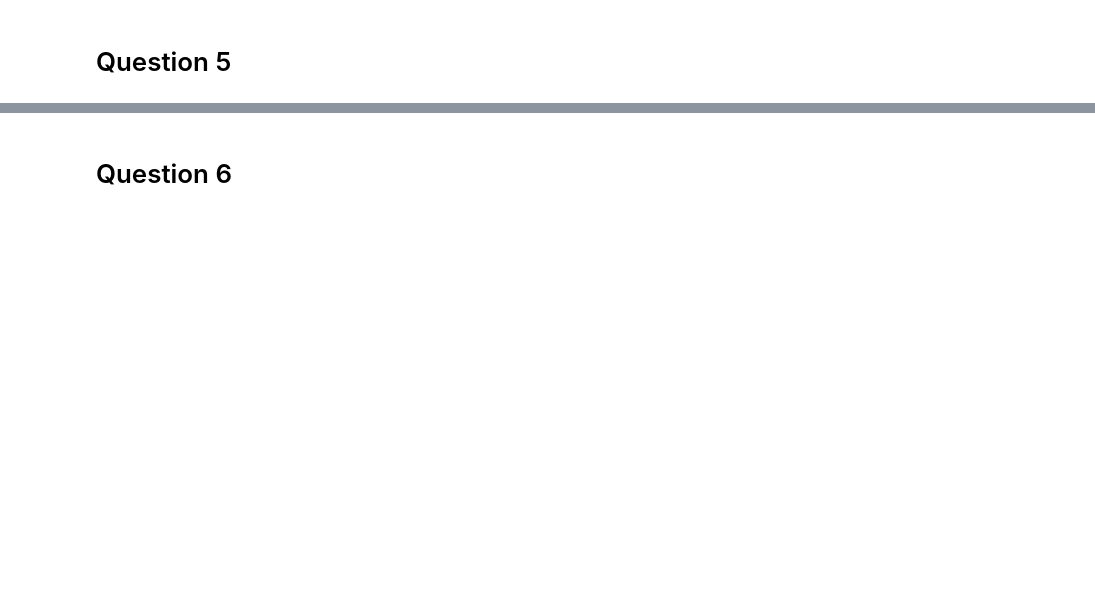
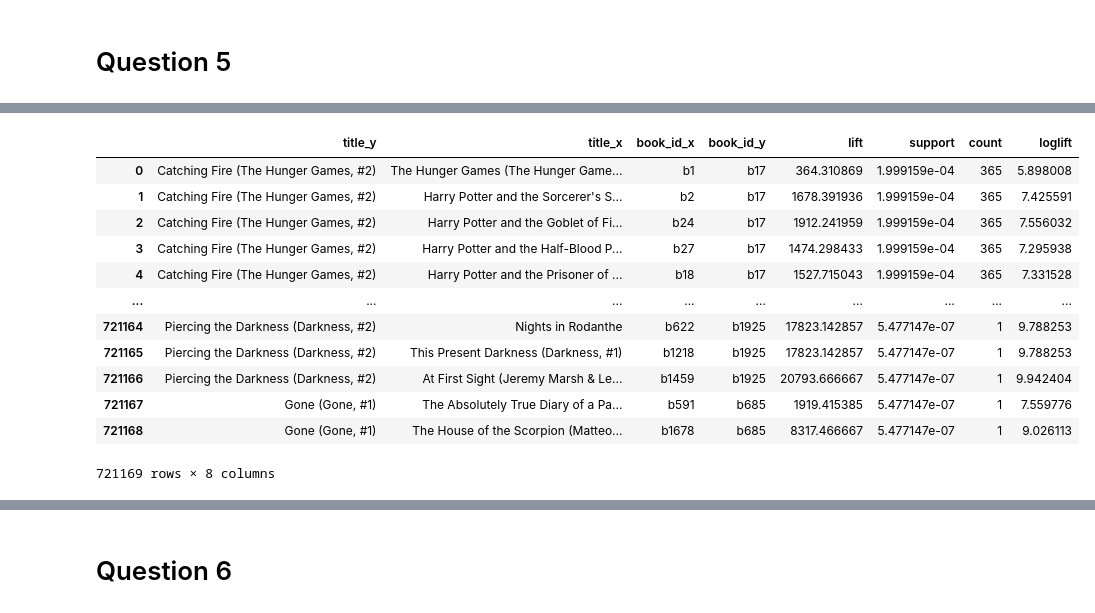
Before and after one commit to podyssea/RecommenderSystems, a Jupyter notebook: RecSys_coursework_2021_2210049p.ipynb, the cells around one changed output, grey strips where cells are left out. Cells and saved outputs as stored; diff of their text form; code cells hidden in the pictures; blank space fills up the shorter version.

```diff
--- a/RecSys_coursework_2021_2210049p.ipynb
+++ b/RecSys_coursework_2021_2210049p.ipynb
@@ -931,0 +804,16 @@ final[final["count"]>= 10].sort_values(['lift'], ascending=False)
+# %%
+calculate_lift()
+# %% [output]
+|  | title_y | title_x | book_id_x | book_id_y | lift | support | count | loglift |
+| 0 | Catching Fire (The Hunger Games, #2) | The Hunger Games (The Hunger Game... | b1 | b17 | 364.310869 | 1.999159e-04 | 365 | 5.898008 |
+| 1 | Catching Fire (The Hunger Games, #2) | Harry Potter and the Sorcerer's S... | b2 | b17 | 1678.391936 | 1.999159e-04 | 365 | 7.425591 |
+| 2 | Catching Fire (The Hunger Games, #2) | Harry Potter and the Goblet of Fi... | b24 | b17 | 1912.241959 | 1.999159e-04 | 365 | 7.556032 |
+| 3 | Catching Fire (The Hunger Games, #2) | Harry Potter and the Half-Blood P... | b27 | b17 | 1474.298433 | 1.999159e-04 | 365 | 7.295938 |
+| 4 | Catching Fire (The Hunger Games, #2) | Harry Potter and the Prisoner of ... | b18 | b17 | 1527.715043 | 1.999159e-04 | 365 | 7.331528 |
+| ... | ... | ... | ... | ... | ... | ... | ... | ... |
+| 721164 | Piercing the Darkness (Darkness, #2) | Nights in Rodanthe | b622 | b1925 | 17823.142857 | 5.477147e-07 | 1 | 9.788253 |
+| 721165 | Piercing the Darkness (Darkness, #2) | This Present Darkness (Darkness, #1) | b1218 | b1925 | 17823.142857 | 5.477147e-07 | 1 | 9.788253 |
+| 721166 | Piercing the Darkness (Darkness, #2) | At First Sight (Jeremy Marsh & Le... | b1459 | b1925 | 20793.666667 | 5.477147e-07 | 1 | 9.942404 |
+| 721167 | Gone (Gone, #1) | The Absolutely True Diary of a Pa... | b591 | b685 | 1919.415385 | 5.477147e-07 | 1 | 7.559776 |
+| 721168 | Gone (Gone, #1) | The House of the Scorpion (Matteo... | b1678 | b685 | 8317.466667 | 5.477147e-07 | 1 | 9.026113 |
+721169 rows × 8 columns
```
Also changed, not shown: parts of 47 cells of this notebook.
